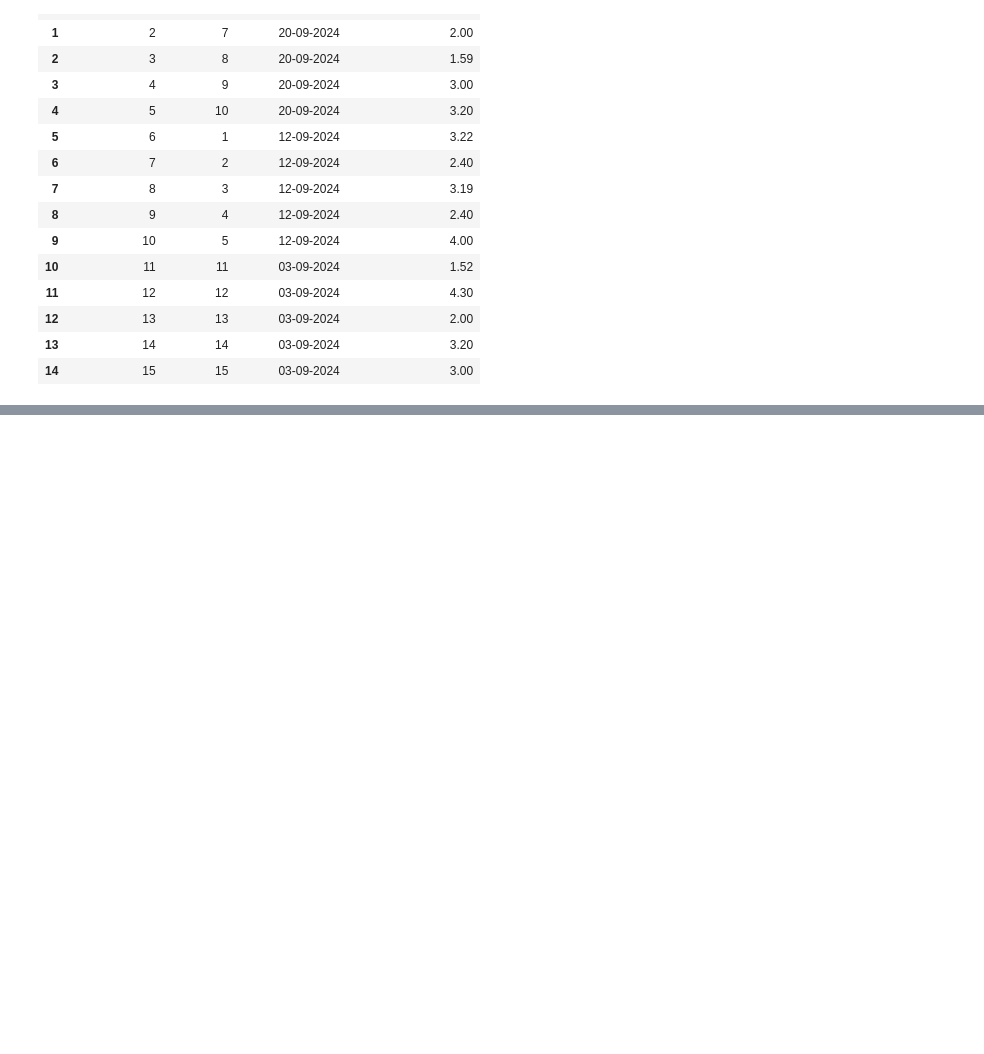
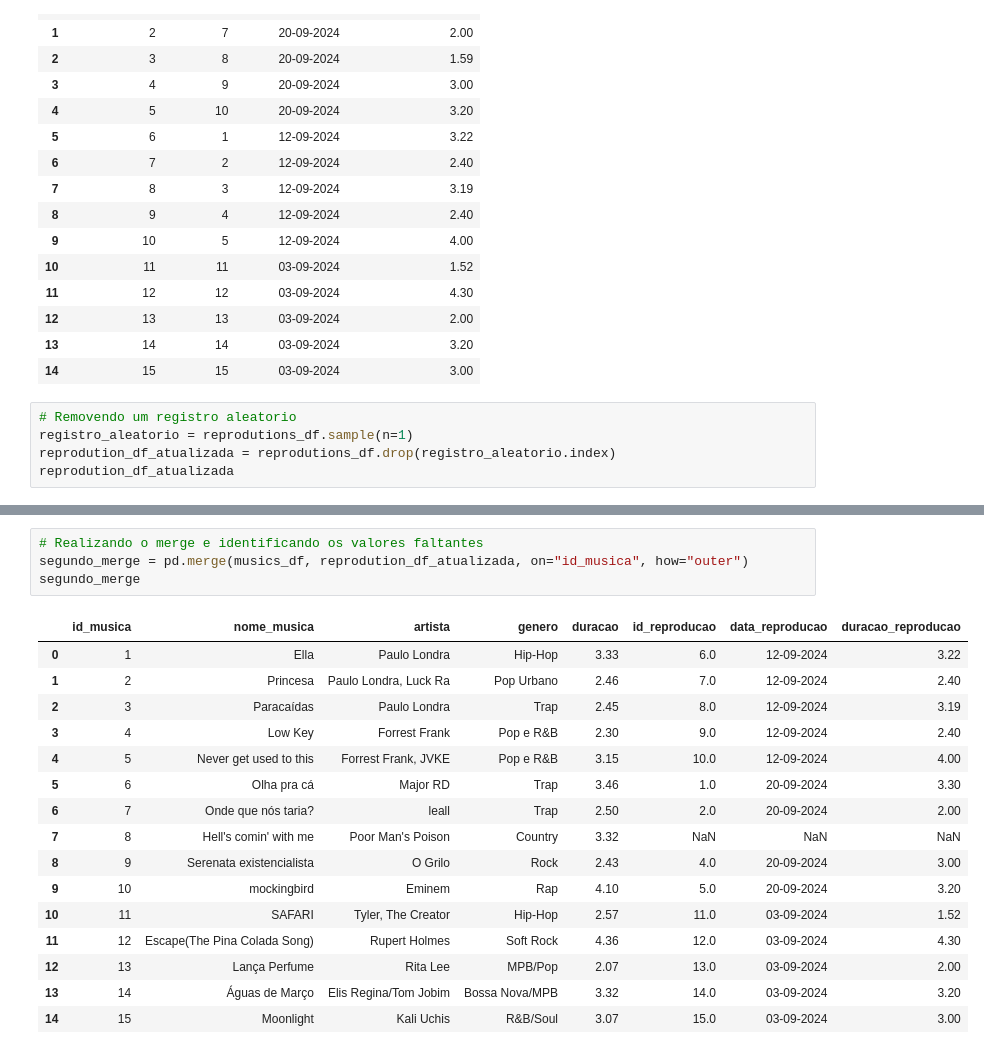
Before and after one commit to srtjazz/gc-python-2024, a Jupyter notebook: aula_05/exercicio_11/exercicio_11.ipynb, the cells around one changed output, grey strips where cells are left out. Cells and saved outputs as stored; diff of their text form; blank space fills up the shorter version.

```diff
--- a/aula_05/exercicio_11/exercicio_11.ipynb
+++ b/aula_05/exercicio_11/exercicio_11.ipynb
@@ -70,3 +70,8 @@ reprodutions_df
 | 12 | 13 | 13 | 03-09-2024 | 2.00 |
 | 13 | 14 | 14 | 03-09-2024 | 3.20 |
 | 14 | 15 | 15 | 03-09-2024 | 3.00 |
+# %%
+# Removendo um registro aleatorio
+registro_aleatorio = reprodutions_df.sample(n=1)
+reprodution_df_atualizada = reprodutions_df.drop(registro_aleatorio.index)
+reprodution_df_atualizada
@@ -72,0 +94,21 @@ reprodutions_df
+# %%
+# Realizando o merge e identificando os valores faltantes
+segundo_merge = pd.merge(musics_df, reprodution_df_atualizada, on="id_musica", how="outer")
+segundo_merge
+# %% [output]
+|  | id_musica | nome_musica | artista | genero | duracao | id_reproducao | data_reproducao | duracao_reproducao |
+| 0 | 1 | Ella | Paulo Londra | Hip-Hop | 3.33 | 6.0 | 12-09-2024 | 3.22 |
+| 1 | 2 | Princesa | Paulo Londra, Luck Ra | Pop Urbano | 2.46 | 7.0 | 12-09-2024 | 2.40 |
+| 2 | 3 | Paracaídas | Paulo Londra | Trap | 2.45 | 8.0 | 12-09-2024 | 3.19 |
+| 3 | 4 | Low Key | Forrest Frank | Pop e R&B | 2.30 | 9.0 | 12-09-2024 | 2.40 |
+| 4 | 5 | Never get used to this | Forrest Frank, JVKE | Pop e R&B | 3.15 | 10.0 | 12-09-2024 | 4.00 |
+| 5 | 6 | Olha pra cá | Major RD | Trap | 3.46 | 1.0 | 20-09-2024 | 3.30 |
+| 6 | 7 | Onde que nós taria? | leall | Trap | 2.50 | 2.0 | 20-09-2024 | 2.00 |
+| 7 | 8 | Hell's comin' with me | Poor Man's Poison | Country | 3.32 | NaN | NaN | NaN |
+| 8 | 9 | Serenata existencialista | O Grilo | Rock | 2.43 | 4.0 | 20-09-2024 | 3.00 |
+| 9 | 10 | mockingbird | Eminem | Rap | 4.10 | 5.0 | 20-09-2024 | 3.20 |
+| 10 | 11 | SAFARI | Tyler, The Creator | Hip-Hop | 2.57 | 11.0 | 03-09-2024 | 1.52 |
+| 11 | 12 | Escape(The Pina Colada Song) | Rupert Holmes | Soft Rock | 4.36 | 12.0 | 03-09-2024 | 4.30 |
+| 12 | 13 | Lança Perfume | Rita Lee | MPB/Pop | 2.07 | 13.0 | 03-09-2024 | 2.00 |
+| 13 | 14 | Águas de Março | Elis Regina/Tom Jobim | Bossa Nova/MPB | 3.32 | 14.0 | 03-09-2024 | 3.20 |
+| 14 | 15 | Moonlight | Kali Uchis | R&B/Soul | 3.07 | 15.0 | 03-09-2024 | 3.00 |
```
Also changed, not shown: parts of 2 cells of this notebook.
